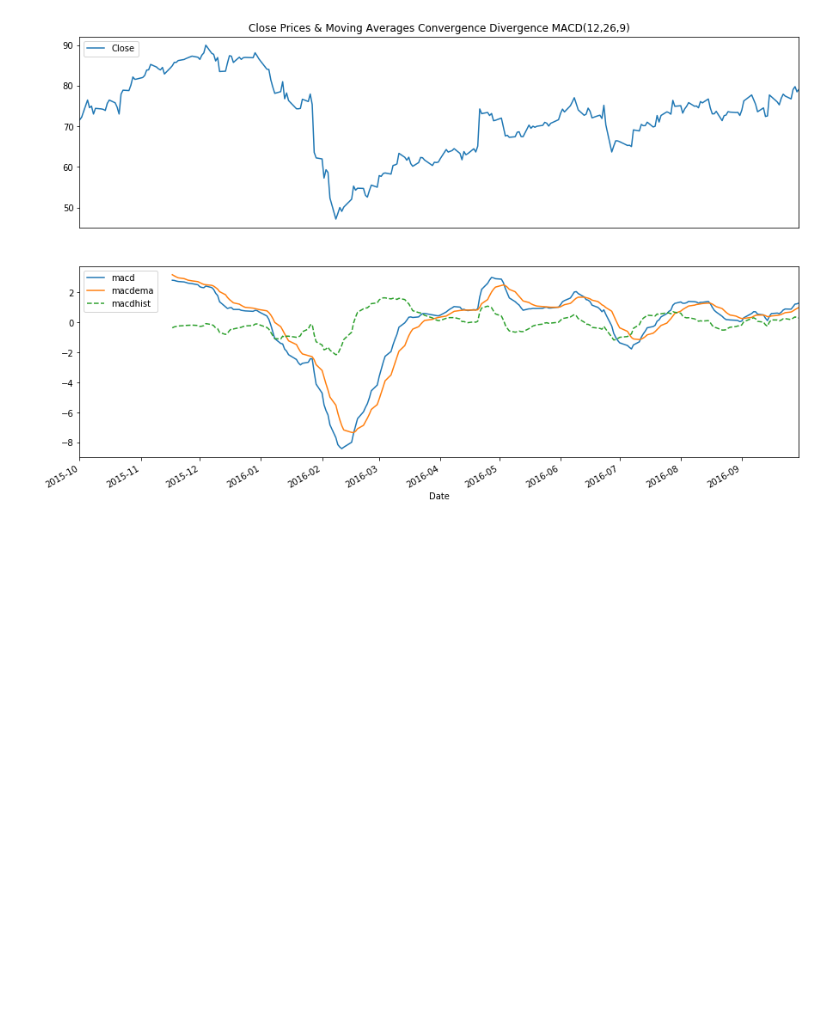
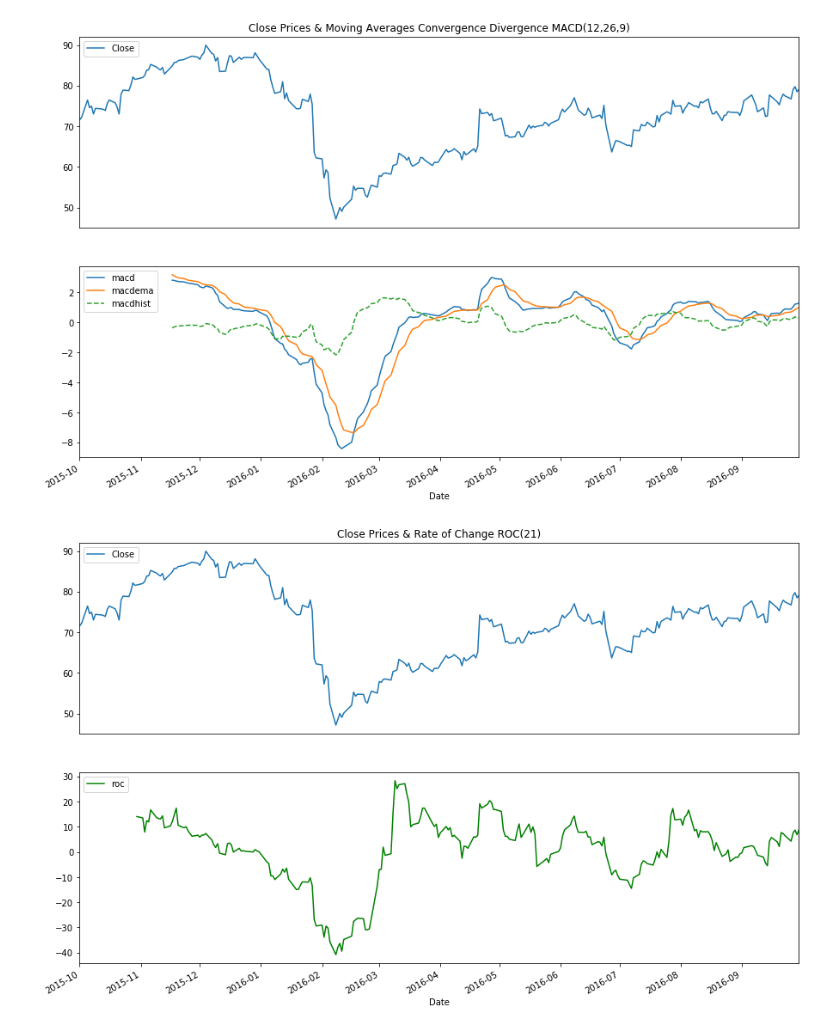
Before and after one commit to ahorjia/RTStock, a Jupyter notebook: TAPython/TA.ipynb, the cells around one changed output. Cells and saved outputs as stored; diff of their text form; code cells hidden in the pictures; blank space fills up the shorter version.

```diff
--- a/TAPython/TA.ipynb
+++ b/TAPython/TA.ipynb
@@ -144,19 +144,23 @@ plt.show()
 # %% [output]
 [figure]
 # %%
-# ROC(21)
-
-# TI Calcs
-aapl['roc'] = ta.ROC(np.asarray(aapl['Close']), timeperiod=21)
+# Rate of Change - ROC(21)
+stock['roc'] = ta.ROC(stock['Close'].values, timeperiod=21)
 
 # TI Chart
 ax1 = plt.subplot(2, 1, 1)
 plt.title('Close Prices & Rate of Change ROC(21)')
 plt.gca().axes.get_xaxis().set_visible(False)
-aapl.plot(y=['Close'], ax=ax1)
+stock.plot(y=['Close'], ax=ax1)
 plt.legend(loc='upper left')
 ax2 = plt.subplot(2, 1, 2)
-aapl.plot(y=['roc'], color='g', ax=ax2)
+stock.plot(y=['roc'], color='g', ax=ax2)
 plt.legend(loc='upper left')
 plt.show()
+
+# As a momentum oscillator, ROC signals include centerline crossovers, divergences and overbought-oversold readings.
+# Prices are rising as long as the Rate-of-Change remains positive.
+# Prices are falling when the Rate-of-Change is negative.
+# %% [output]
+[figure, added]
 # %%
```
Also changed, not shown: parts of 29 cells of this notebook, 2 other files.
